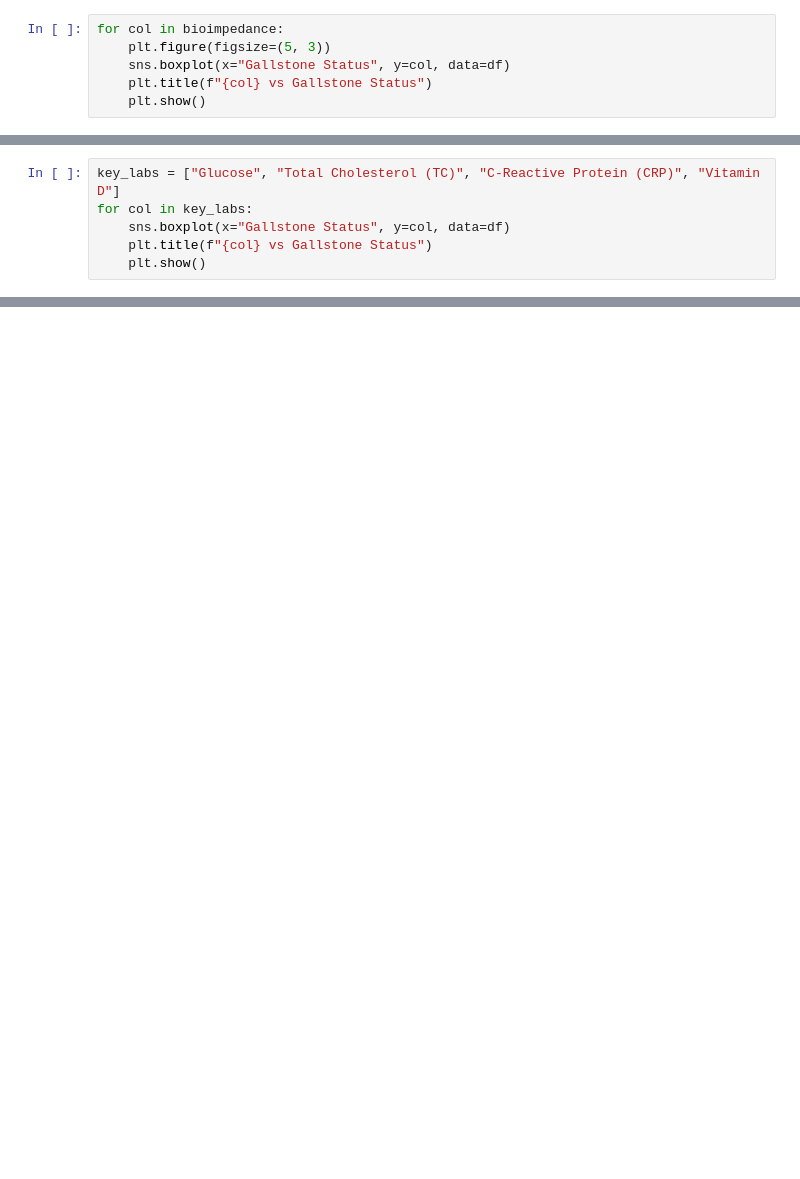
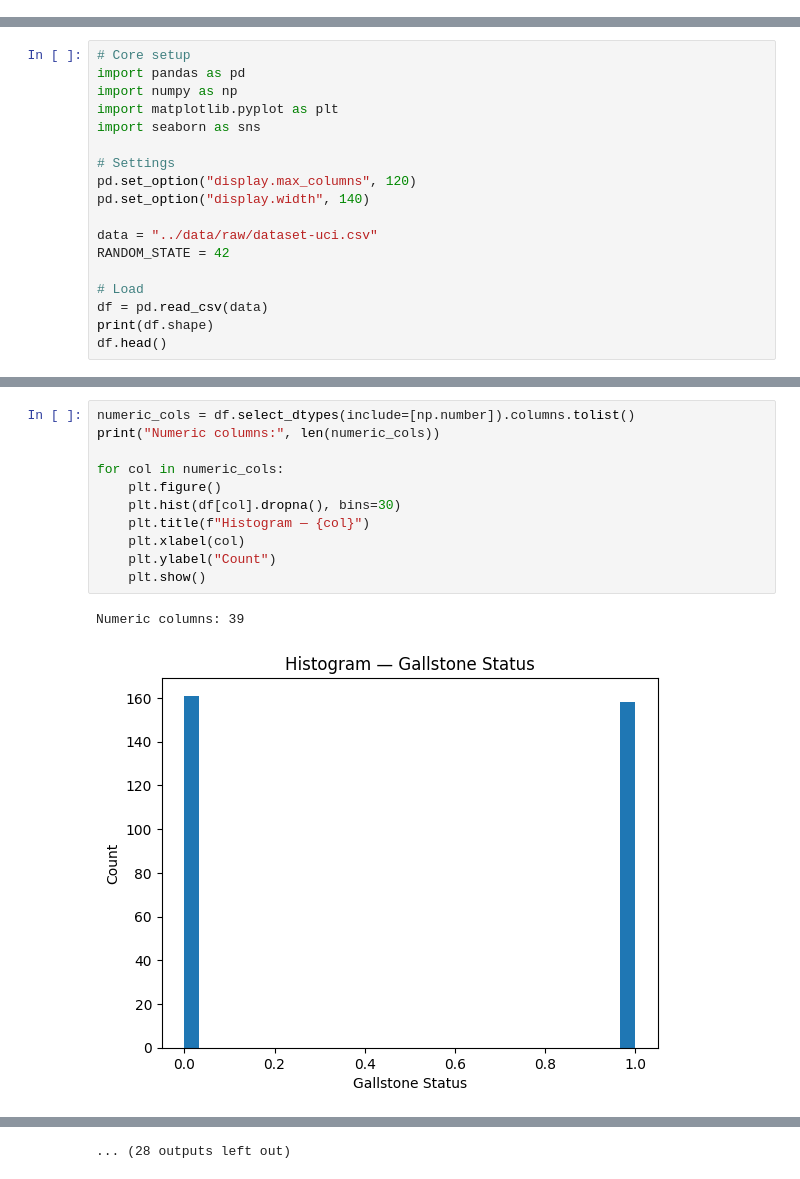
Before and after one commit to GitLars0/Dat-540-Prosjekt, a Jupyter notebook: notebooks/01_data_exploration.ipynb, the cells around one changed output, grey strips where cells are left out. Saved outputs shown, nothing was run; the diff lists cells and outputs as text; blank space fills up the shorter version.

```diff
--- a/notebooks/01_data_exploration.ipynb
+++ b/notebooks/01_data_exploration.ipynb
@@ -209,6 +0,0 @@ comment on output
-# %%
-for col in bioimpedance:
-    plt.figure(figsize=(5, 3))
-    sns.boxplot(x="Gallstone Status", y=col, data=df)
-    plt.title(f"{col} vs Gallstone Status")
-    plt.show()
@@ -233,6 +0,0 @@ comment on output
-# %%
-key_labs = ["Glucose", "Total Cholesterol (TC)", "C-Reactive Protein (CRP)", "Vitamin D"]
-for col in key_labs:
-    sns.boxplot(x="Gallstone Status", y=col, data=df)
-    plt.title(f"{col} vs Gallstone Status")
-    plt.show()
@@ -281,0 +17,18 @@ comment on output
+# %%
+# Core setup
+import pandas as pd
+import numpy as np
+import matplotlib.pyplot as plt
+import seaborn as sns
+
+# Settings
+pd.set_option("display.max_columns", 120)
+pd.set_option("display.width", 140)
+
+data = "../data/raw/dataset-uci.csv"
+RANDOM_STATE = 42
+
+# Load
+df = pd.read_csv(data)
+print(df.shape)
+df.head()
@@ -281,0 +100,14 @@ comment on output
+# %%
+numeric_cols = df.select_dtypes(include=[np.number]).columns.tolist()
+print("Numeric columns:", len(numeric_cols))
+
+for col in numeric_cols:
+    plt.figure()
+    plt.hist(df[col].dropna(), bins=30)
+    plt.title(f"Histogram — {col}")
+    plt.xlabel(col)
+    plt.ylabel("Count")
+    plt.show()
+# %% [output]
+Numeric columns: 39
+[figure, added]
@@ -281,0 +124 @@ comment on output
+... (28 outputs left out)
```
Also changed, not shown: parts of 44 cells of this notebook, 25 other files.
